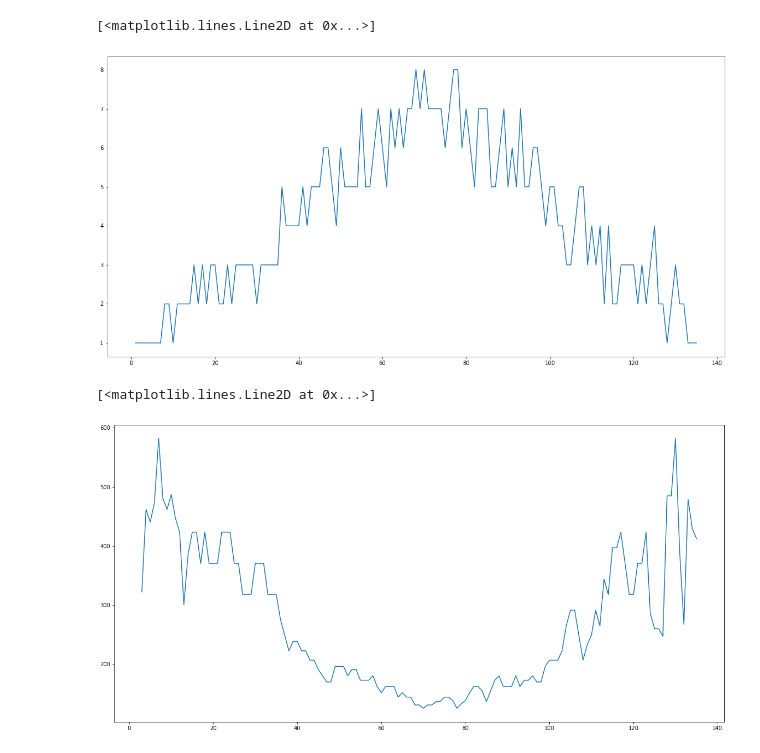
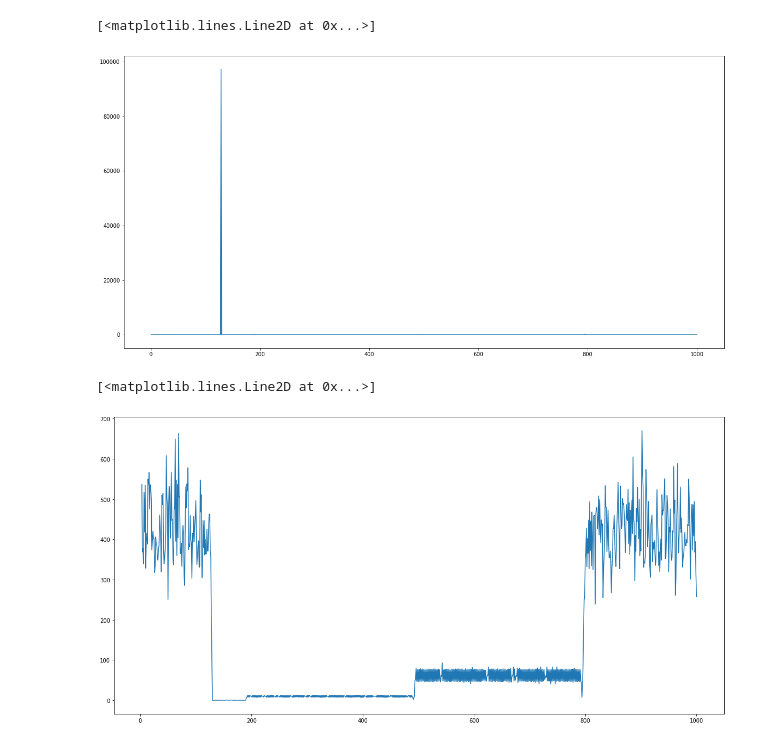
Before and after one commit to lab10-coop/honey-badger-testing, a Jupyter notebook: jupyter/block_analysis.ipynb, the cells around one changed output. Drawn from its saved outputs; the diff is of its cells as text; code cells hidden in the pictures.

```diff
--- a/jupyter/block_analysis.ipynb
+++ b/jupyter/block_analysis.ipynb
@@ -9,7 +9,7 @@ import matplotlib.pyplot as plt
 # We use larger plot areas, adjust to your needs.
 plt.rcParams["figure.figsize"] = (20, 10)
 # %%
-filepath = 'data/hbbft/runUpgrade/throughput1/blocks.blocks.csv'
+filepath = 'data/hbbft/runUpgradeFull/throughput2/blocks.blocks.csv'
 df = pd.read_csv(filepath)
 # dfFixed = pd.read_csv('data/hbbft/data_test_blocks/blocks_no_js_checks.log.txt')
 
@@ -51,15 +51,15 @@ plt.plot(dfFixed.numberOfTransactions)
 # %%
 #plot = plt.plot(df.blockTime)
-plt.plot(dfFixed.blockTime)
+plt.plot(df.blockTime)
 # %% [output]
 [<matplotlib.lines.Line2D at 0x...>]
-[figure, old version]
+[figure, new version]
 # %%
 # plt.plot(df.numberOfTransactions)
 #plt.plot(df.txs.rolling(window=3).mean())
 # plt.plot(dfFixed.numberOfTransactions)
 
-plt.plot(dfFixed.txs.rolling(window=3).mean())
+plt.plot(df.txs.rolling(window=3).mean())
 # %% [output]
 [<matplotlib.lines.Line2D at 0x...>]
-[figure, old version]
+[figure, new version]
```
Also changed, not shown: parts of 2 cells of this notebook, 23 other files.
